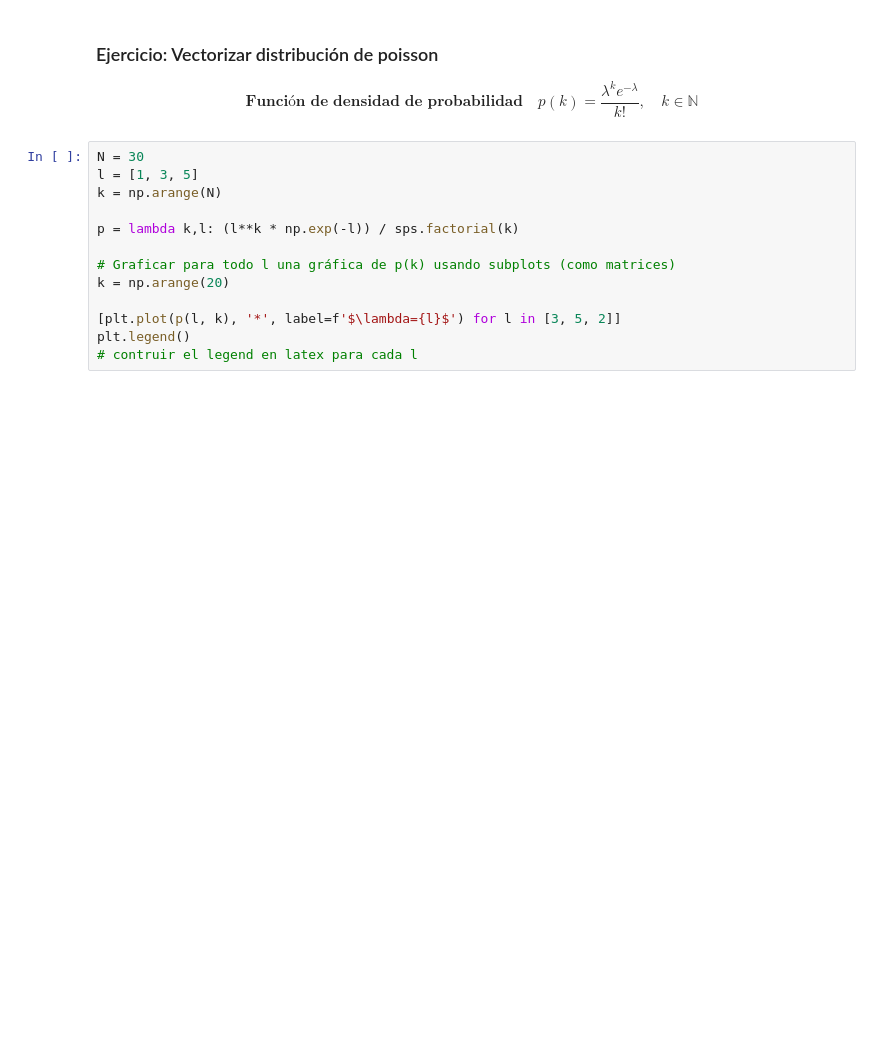
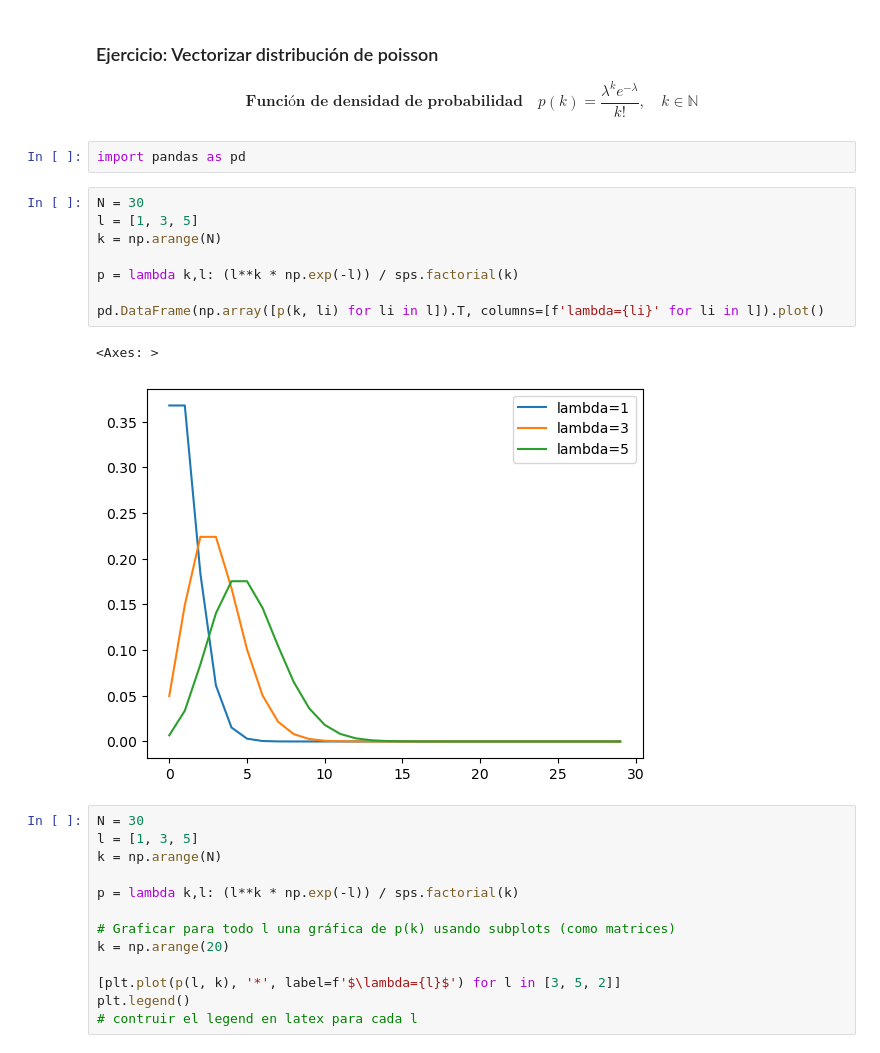
Before and after one commit to odjaramilloz/SPF-2024-I, a Jupyter notebook: TEMA-1/Clase5_ContOptimizacionProgramacion.ipynb, the cells around one changed output. Saved outputs shown, nothing was run; the diff lists cells and outputs as text; blank space fills up the shorter version.

```diff
--- a/TEMA-1/Clase5_ContOptimizacionProgramacion.ipynb
+++ b/TEMA-1/Clase5_ContOptimizacionProgramacion.ipynb
@@ -272,6 +291,19 @@ array([1., 3., 5., 7., 0.])
 # %% [markdown]
 ### Ejercicio: Vectorizar distribución de poisson
 $$\textbf{Función de densidad de probabilidad}\quad p(k)=\frac{\lambda^k e^{-\lambda}}{k!},\quad k\in \mathbb{N}$$
+# %%
+import pandas as pd
+# %%
+N = 30
+l = [1, 3, 5]
+k = np.arange(N)
+
+p = lambda k,l: (l**k * np.exp(-l)) / sps.factorial(k)
+
+pd.DataFrame(np.array([p(k, li) for li in l]).T, columns=[f'lambda={li}' for li in l]).plot()
+# %% [output]
+<Axes: >
+[figure, added]
 # %%
 N = 30
 l = [1, 3, 5]
```
Also changed, not shown: parts of 8 cells of this notebook, 1 other file.
